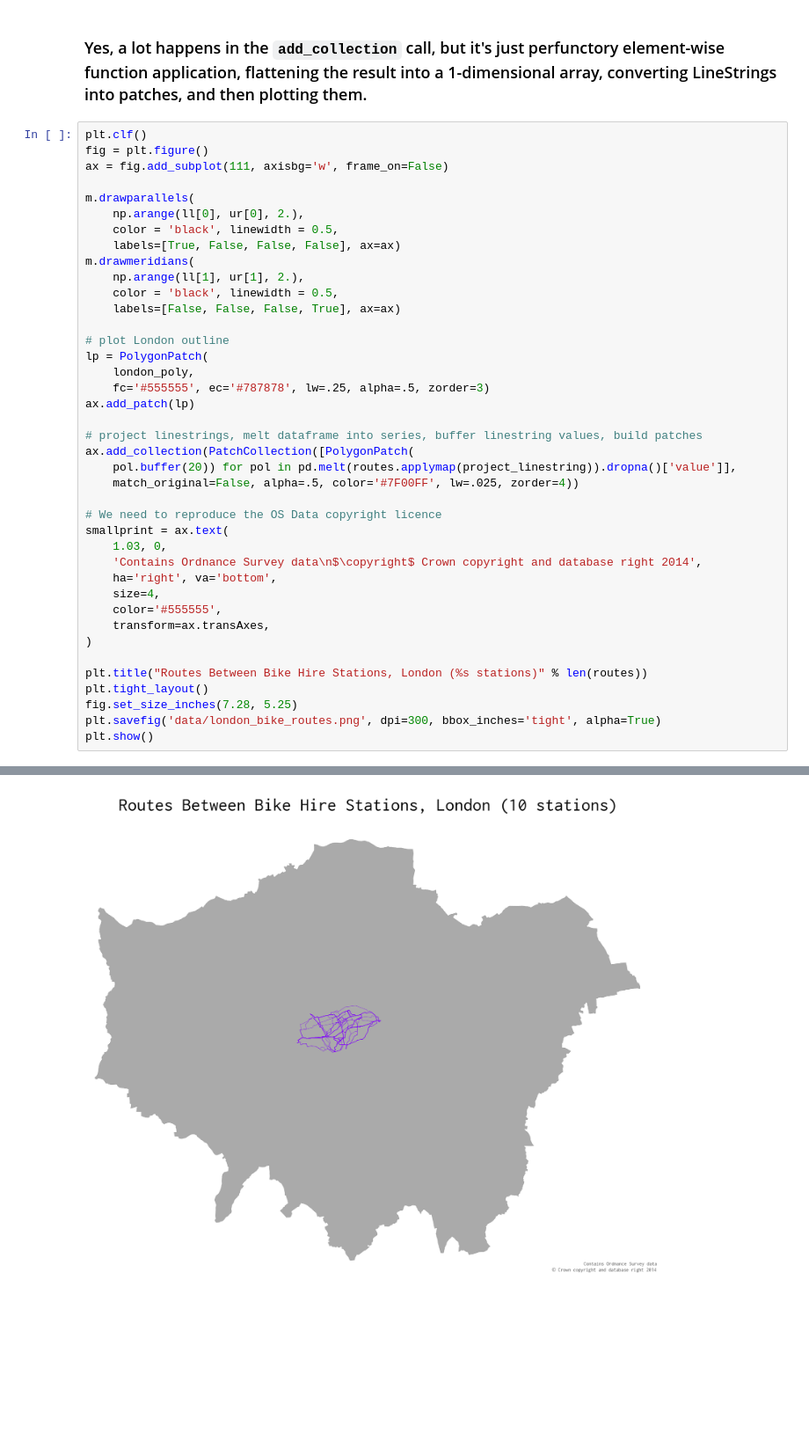
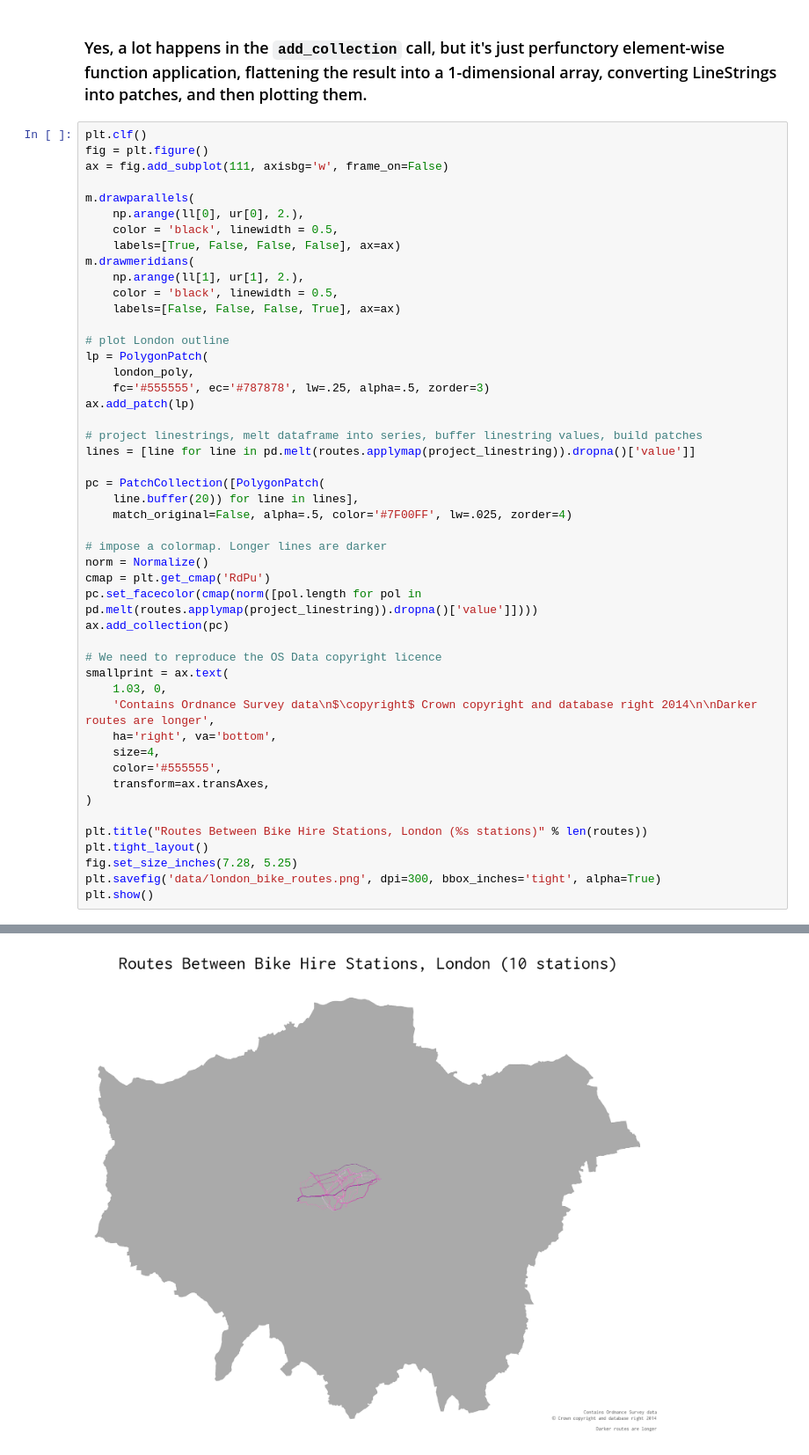
Before and after one commit to urschrei/Geopython, a Jupyter notebook: bikepath.ipynb, the cells around one changed output, grey strips where cells are left out. Shown at 88% size. Cells and saved outputs as stored; diff of their text form; blank space fills up the shorter version.

Commit message:
Imposing a colour map: longer paths are now darker

```diff
--- a/bikepath.ipynb
+++ b/bikepath.ipynb
@@ -298,35 +298,43 @@ m.drawparallels(
     labels=[True, False, False, False], ax=ax)
 m.drawmeridians(
     np.arange(ll[1], ur[1], 2.),
     color = 'black', linewidth = 0.5,
     labels=[False, False, False, True], ax=ax)
 
 # plot London outline
 lp = PolygonPatch(
     london_poly,
     fc='#555555', ec='#787878', lw=.25, alpha=.5, zorder=3)
 ax.add_patch(lp)
 
 # project linestrings, melt dataframe into series, buffer linestring values, build patches
-ax.add_collection(PatchCollection([PolygonPatch(
-    pol.buffer(20)) for pol in pd.melt(routes.applymap(project_linestring)).dropna()['value']],
-    match_original=False, alpha=.5, color='#7F00FF', lw=.025, zorder=4))
+lines = [line for line in pd.melt(routes.applymap(project_linestring)).dropna()['value']]
+
+pc = PatchCollection([PolygonPatch(
+    line.buffer(20)) for line in lines],
+    match_original=False, alpha=.5, color='#7F00FF', lw=.025, zorder=4)
+
+# impose a colormap. Longer lines are darker
+norm = Normalize()
+cmap = plt.get_cmap('RdPu')
+pc.set_facecolor(cmap(norm([pol.length for pol in pd.melt(routes.applymap(project_linestring)).dropna()['value']])))
+ax.add_collection(pc)
 
 # We need to reproduce the OS Data copyright licence
 smallprint = ax.text(
     1.03, 0,
-    'Contains Ordnance Survey data\n$\copyright$ Crown copyright and database right 2014',
+    'Contains Ordnance Survey data\n$\copyright$ Crown copyright and database right 2014\n\nDarker routes are longer',
     ha='right', va='bottom',
     size=4,
     color='#555555',
     transform=ax.transAxes,
 )
 
 plt.title("Routes Between Bike Hire Stations, London (%s stations)" % len(routes))
 plt.tight_layout()
 fig.set_size_inches(7.28, 5.25)
 plt.savefig('data/london_bike_routes.png', dpi=300, bbox_inches='tight', alpha=True)
 plt.show()
 # %% [output]
 <matplotlib.figure.Figure at 0x...>
-[figure, old version]
+[figure, new version]
```
Also changed, not shown: parts of 1 cell of this notebook, 2 other files.
